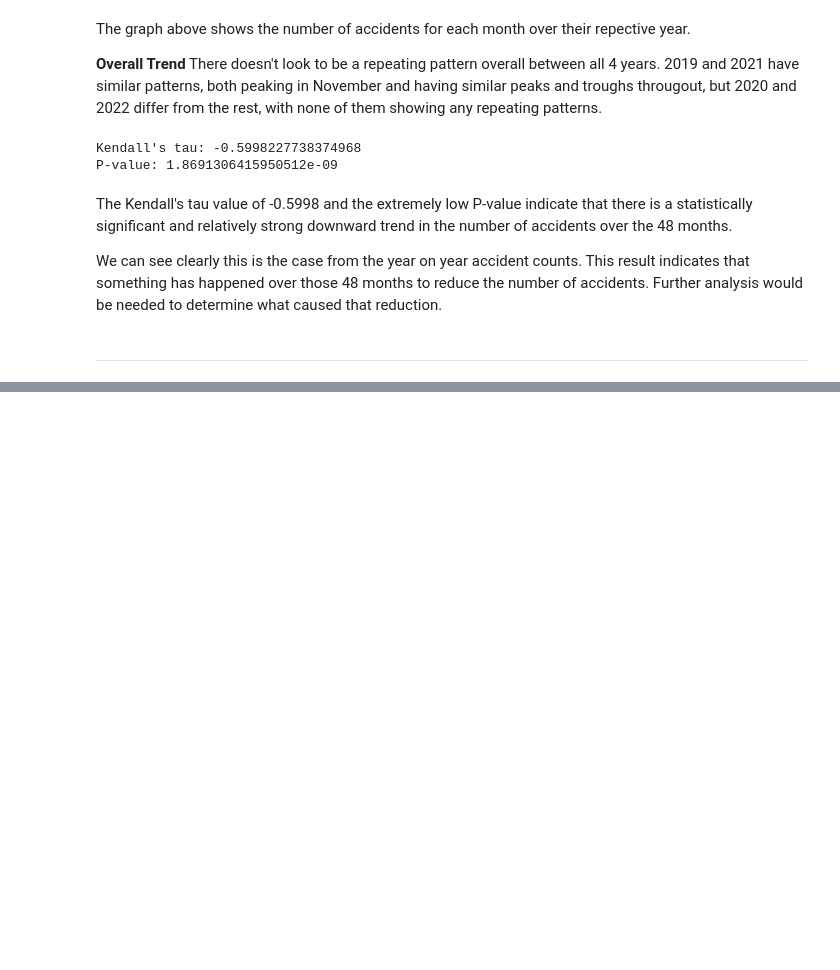
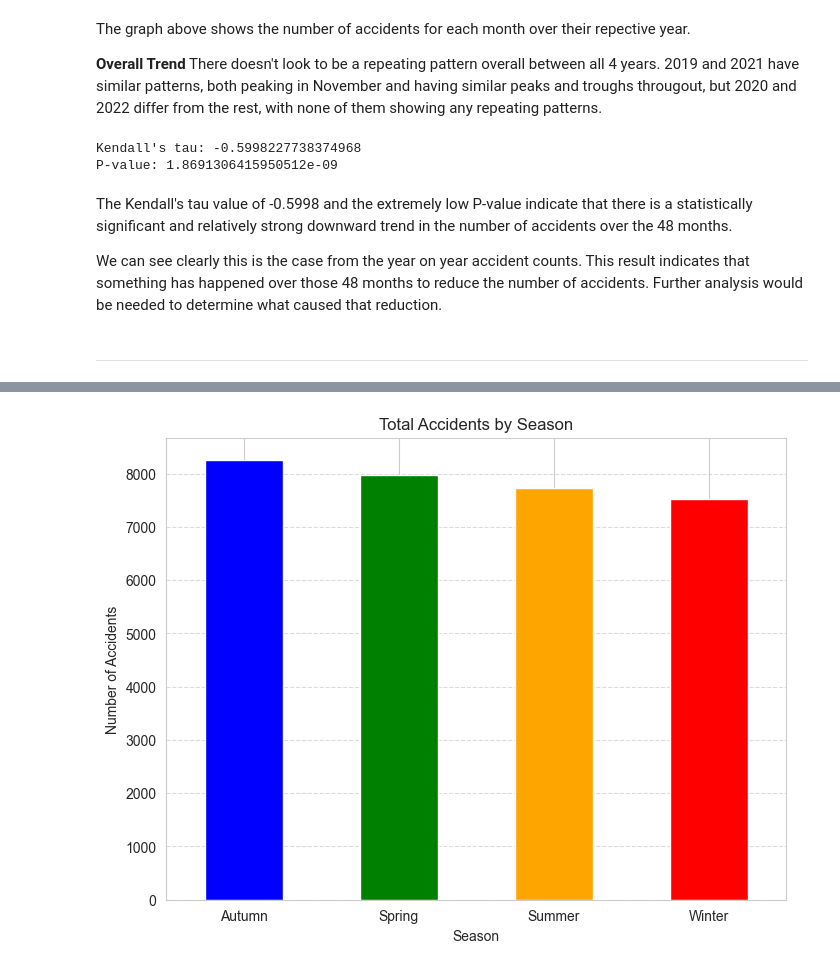
Before and after one commit to MahaSci/UK-Road-Accident-Analysis, a Jupyter notebook: jupyter_notebooks/07_Hypothesis Testing - Temporal Data.ipynb, the cells around one changed output, grey strips where cells are left out. Saved outputs shown, nothing was run; the diff lists cells and outputs as text; code cells hidden in the pictures; blank space fills up the shorter version.

```diff
--- a/jupyter_notebooks/07_Hypothesis Testing - Temporal Data.ipynb
+++ b/jupyter_notebooks/07_Hypothesis Testing - Temporal Data.ipynb
@@ -109,0 +116,16 @@ We can see clearly this is the case from the year on year accident counts. This
+# %%
+# Define seasons based on months
+def label_season(month):
+    if month in [12, 1, 2]:
+        return 'Winter'
+    elif month in [3, 4, 5]:
+        return 'Spring'
+    elif month in [6, 7, 8]:
+        return 'Summer'
+    elif month in [9, 10, 11]:
+        return 'Autumn'
+
+# Apply the season labeling
+accidents_per_month['Season'] = accidents_per_month['Month'].apply(label_season)
+
+accidents_per_month.head()
@@ -109,0 +139,14 @@ We can see clearly this is the case from the year on year accident counts. This
+# %%
+# Group by season and sum the counts
+seasonal_totals = accidents_per_month.groupby('Season')['Count'].sum()
+
+# Plot the bar chart
+seasonal_totals.plot(kind='bar', color=['blue', 'green', 'orange', 'red'], figsize=(8, 6))
+plt.title('Total Accidents by Season')
+plt.xlabel('Season')
+plt.ylabel('Number of Accidents')
+plt.xticks(rotation=0)
+plt.grid(axis='y', linestyle='--', alpha=0.7)
+plt.show()
+# %% [output]
+[figure, added]
```
Also changed, not shown: parts of 5 cells of this notebook, 1 other file.
